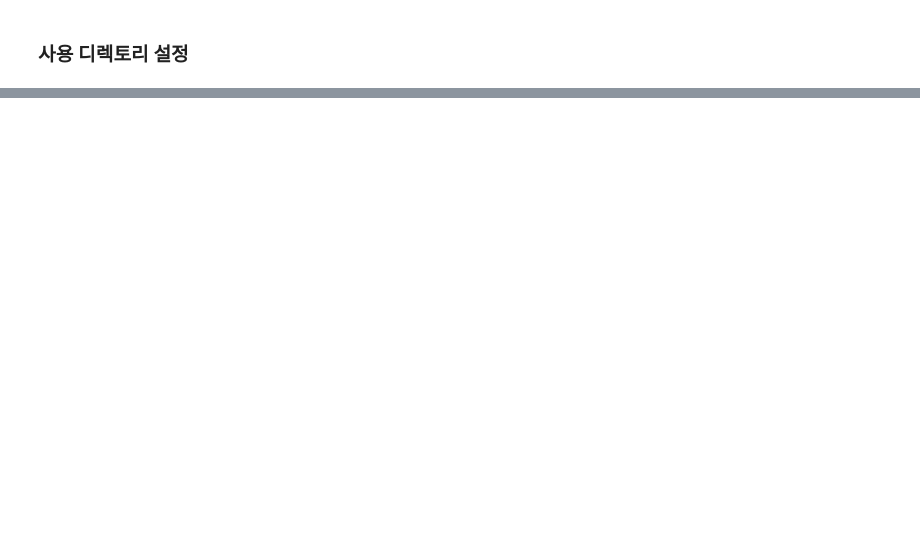
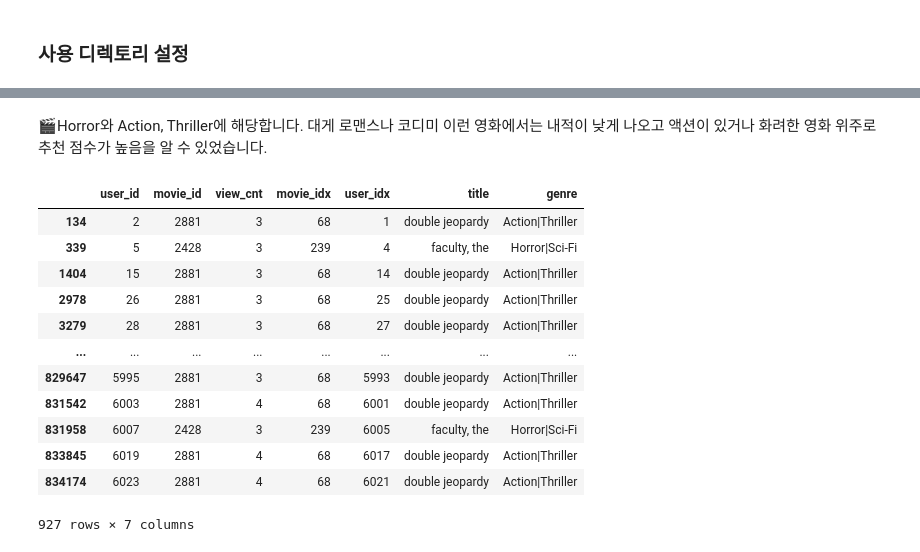
Before and after one commit to vg-rlo/aiffel-mini-projects, a Jupyter notebook: Exploration/Als_music_recommendation/[E-8]MovieRecommendation.ipynb, the cells around one changed output, grey strips where cells are left out. Drawn from its saved outputs; the diff is of its cells as text; code cells hidden in the pictures; blank space fills up the shorter version.

```diff
--- a/Exploration/Als_music_recommendation/[E-8]MovieRecommendation.ipynb
+++ b/Exploration/Als_music_recommendation/[E-8]MovieRecommendation.ipynb
@@ -137,0 +695,6 @@ movies.head()
+# %%
+# merge를 통해 ratings를 보고 참고하기 편하게 변경해줍니다.
+ratings = pd.merge(ratings, movies, on = 'movie_id')
+ratings = ratings.sort_values(['user_idx'])
+ratings.reset_index(drop=True, inplace=True) # drop = True을 해줘야 오름차순 정렬이 됩니다.
+ratings.head()
@@ -137,0 +1024,18 @@ movies.head()
+# %% [markdown]
+🎬Horror와 Action, Thriller에 해당합니다. 대게 로맨스나 코디미 이런 영화에서는 내적이 낮게 나오고 액션이 있거나 화려한 영화 위주로 추천 점수가 높음을 알 수 있었습니다.
+# %%
+ratings[(ratings['title'] == 'faculty, the') | (ratings['title'] == 'double jeopardy')]
+# %% [output]
+|  | user_id | movie_id | view_cnt | movie_idx | user_idx | title | genre |
+| 134 | 2 | 2881 | 3 | 68 | 1 | double jeopardy | Action|Thriller |
+| 339 | 5 | 2428 | 3 | 239 | 4 | faculty, the | Horror|Sci-Fi |
+| 1404 | 15 | 2881 | 3 | 68 | 14 | double jeopardy | Action|Thriller |
+| 2978 | 26 | 2881 | 3 | 68 | 25 | double jeopardy | Action|Thriller |
+| 3279 | 28 | 2881 | 3 | 68 | 27 | double jeopardy | Action|Thriller |
+| ... | ... | ... | ... | ... | ... | ... | ... |
+| 829647 | 5995 | 2881 | 3 | 68 | 5993 | double jeopardy | Action|Thriller |
+| 831542 | 6003 | 2881 | 4 | 68 | 6001 | double jeopardy | Action|Thriller |
+| 831958 | 6007 | 2428 | 3 | 239 | 6005 | faculty, the | Horror|Sci-Fi |
+| 833845 | 6019 | 2881 | 4 | 68 | 6017 | double jeopardy | Action|Thriller |
+| 834174 | 6023 | 2881 | 4 | 68 | 6021 | double jeopardy | Action|Thriller |
+927 rows × 7 columns
```
Also changed, not shown: parts of 123 cells of this notebook.
